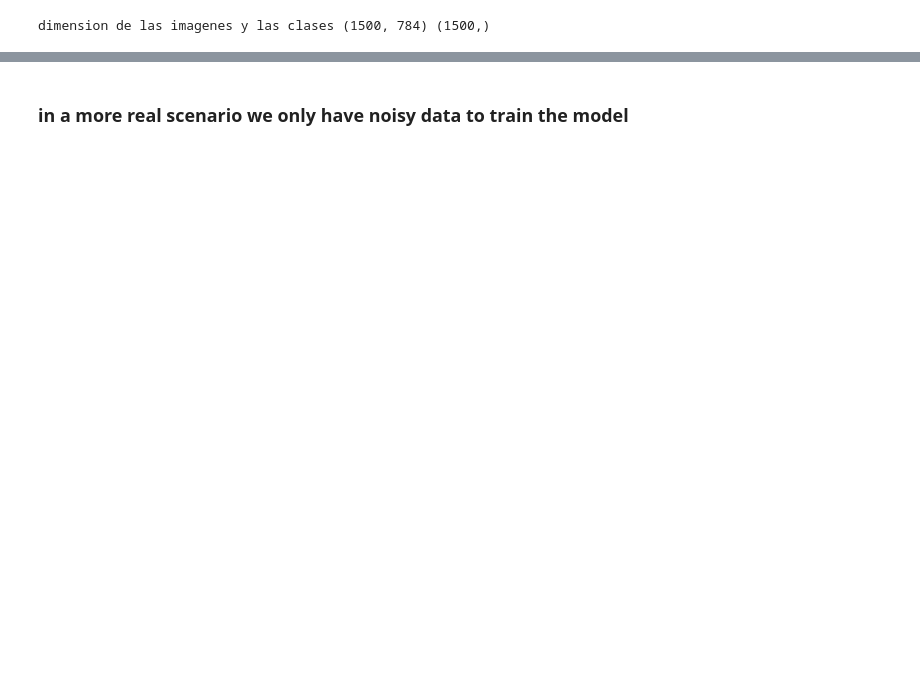
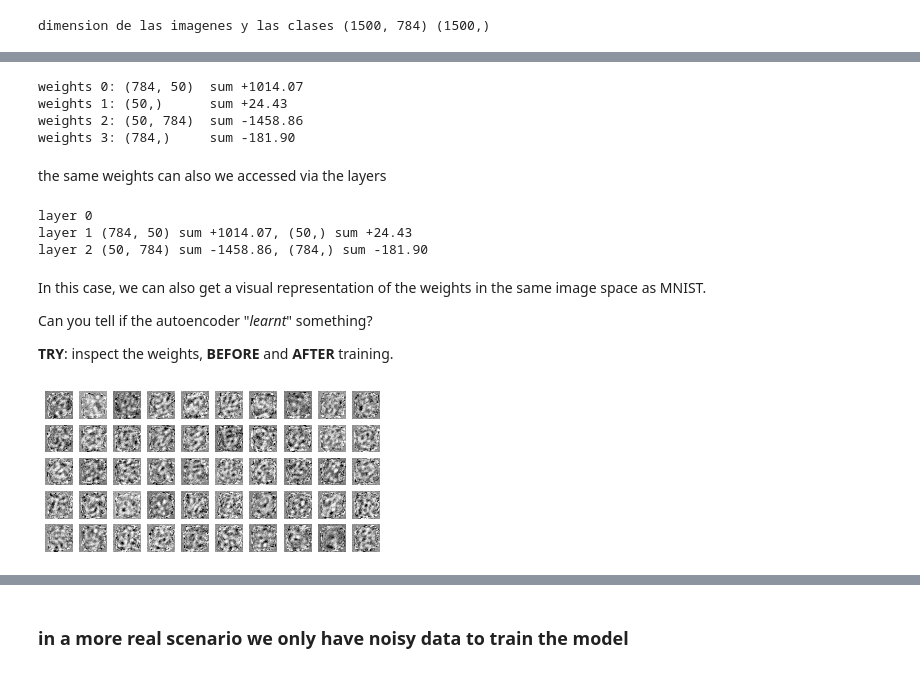
Before and after one commit to fagonzalezo/2021.deeplearning, a Jupyter notebook: _sources/content/U2.04 - Network Architectures - Autoencoders.ipynb, the cells around one changed output, grey strips where cells are left out. Saved outputs shown, nothing was run; the diff lists cells and outputs as text; code cells hidden in the pictures; blank space fills up the shorter version.

```diff
--- a/_sources/content/U2.04 - Network Architectures - Autoencoders.ipynb
+++ b/_sources/content/U2.04 - Network Architectures - Autoencoders.ipynb
@@ -210,11 +183,0 @@ for each class:
-# %%
-X_train_encoded = l0_output([X_train])[0]
-plt.figure(figsize=(15,3))
-for k, i in enumerate(np.unique(y_train)):
-    plt.subplot(1,10,k+1)
-    k = np.zeros(50)
-    most_activated_neuron = np.argmax(X_train_encoded[y_train==i].mean(axis=0))
-    k[np.argmax(X_train_encoded[y_train==i].mean(axis=0))] = 1
-    print ("class %d, most avg activated neuron is %d, with value %.2f"%(i, most_activated_neuron, np.max(X_train_encoded[y_train==i].mean(axis=0))))
-    plt.imshow(fdecode(k.reshape(1,-1))[0][0][0].reshape(28,28), cmap=plt.cm.Greys_r)
-    plt.axis("off"); plt.title("%d"%i);
@@ -263,3 +183,0 @@ def get_model_U(input_dim, code_size):
-# %%
-model, encoder = get_model_U(input_dim=X.shape[1], code_size=40)
-model.summary()
@@ -287,0 +234,35 @@ observe `.fit` call is unsupervised
+# %%
+w = model.get_weights()
+for i, wi in enumerate(w):
+    print (f"weights {i}: {str(wi.shape):10s} sum {np.sum(wi):+6.2f}")
+# %% [output]
+weights 0: (784, 50)  sum +1014.07
+weights 1: (50,)      sum +24.43
+weights 2: (50, 784)  sum -1458.86
+weights 3: (784,)     sum -181.90
+# %% [markdown]
+the same weights can also we accessed via the layers
+# %%
+for i, li in enumerate(model.layers):
+    print ("layer", i, ", ".join([(str(wi.shape)+" sum %+6.2f"%(np.sum(wi.numpy()))) for wi in li.weights]))
+# %% [output]
+layer 0
+layer 1 (784, 50) sum +1014.07, (50,) sum +24.43
+layer 2 (50, 784) sum -1458.86, (784,) sum -181.90
+# %% [markdown]
+In this case, we can also get a visual representation of the weights in the same image space as MNIST.
+
+Can you tell if the autoencoder "_learnt_" something?
+
+**TRY**: inspect the weights, **BEFORE** and **AFTER** training.
+# %%
+def show_img_grid(w):
+    plt.figure(figsize=(6,6))
+    for k,wi in enumerate(w):
+        plt.subplot(10,10,k+1)
+        plt.imshow(wi.reshape(28,28), cmap=plt.cm.Greys_r)
+        plt.axis("off")
+# %%
+show_img_grid(model.get_layer("encoder").weights[0].numpy().T)
+# %% [output]
+[figure, added]
```
Also changed, not shown: parts of 71 cells of this notebook, 24 other files.
